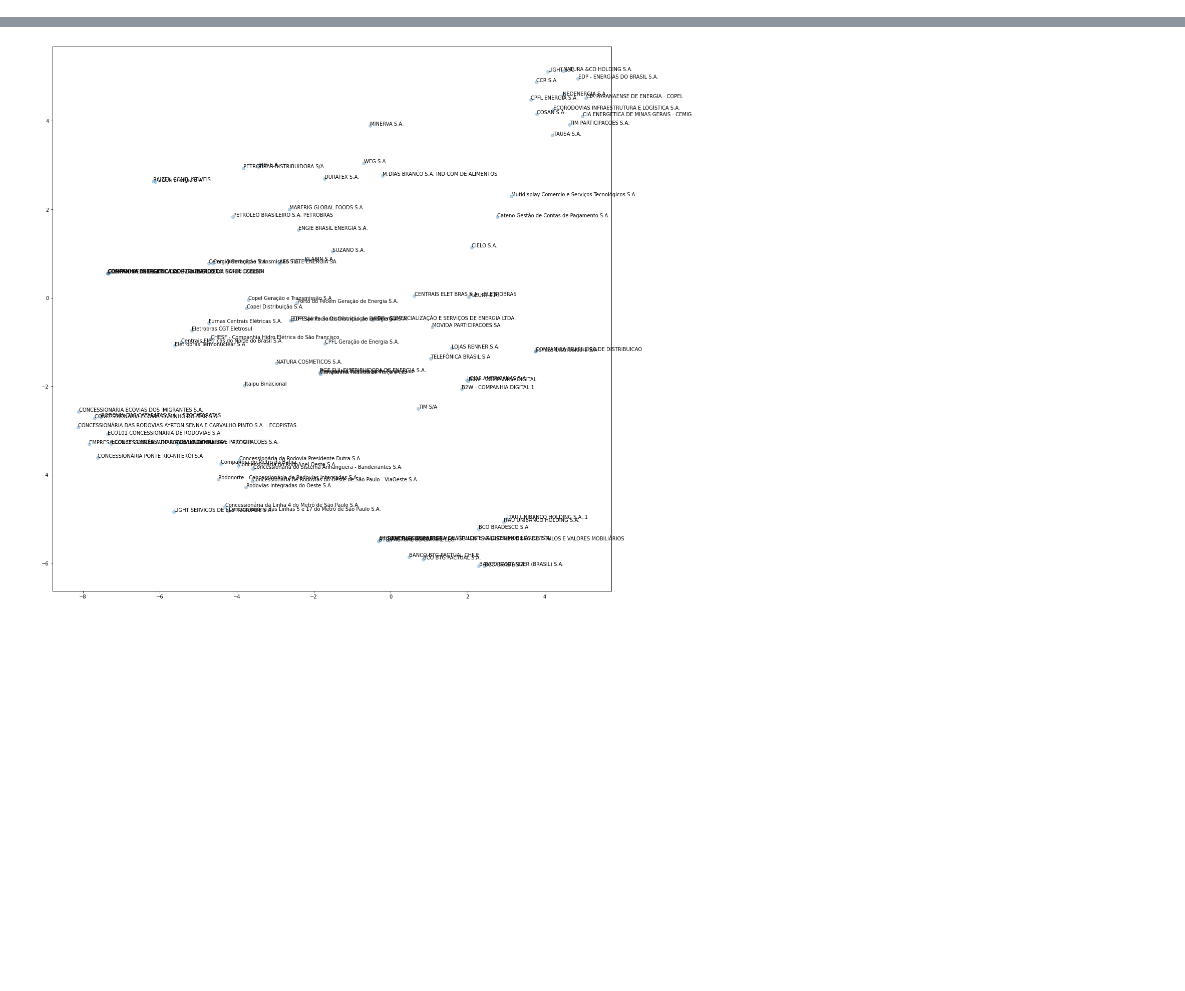
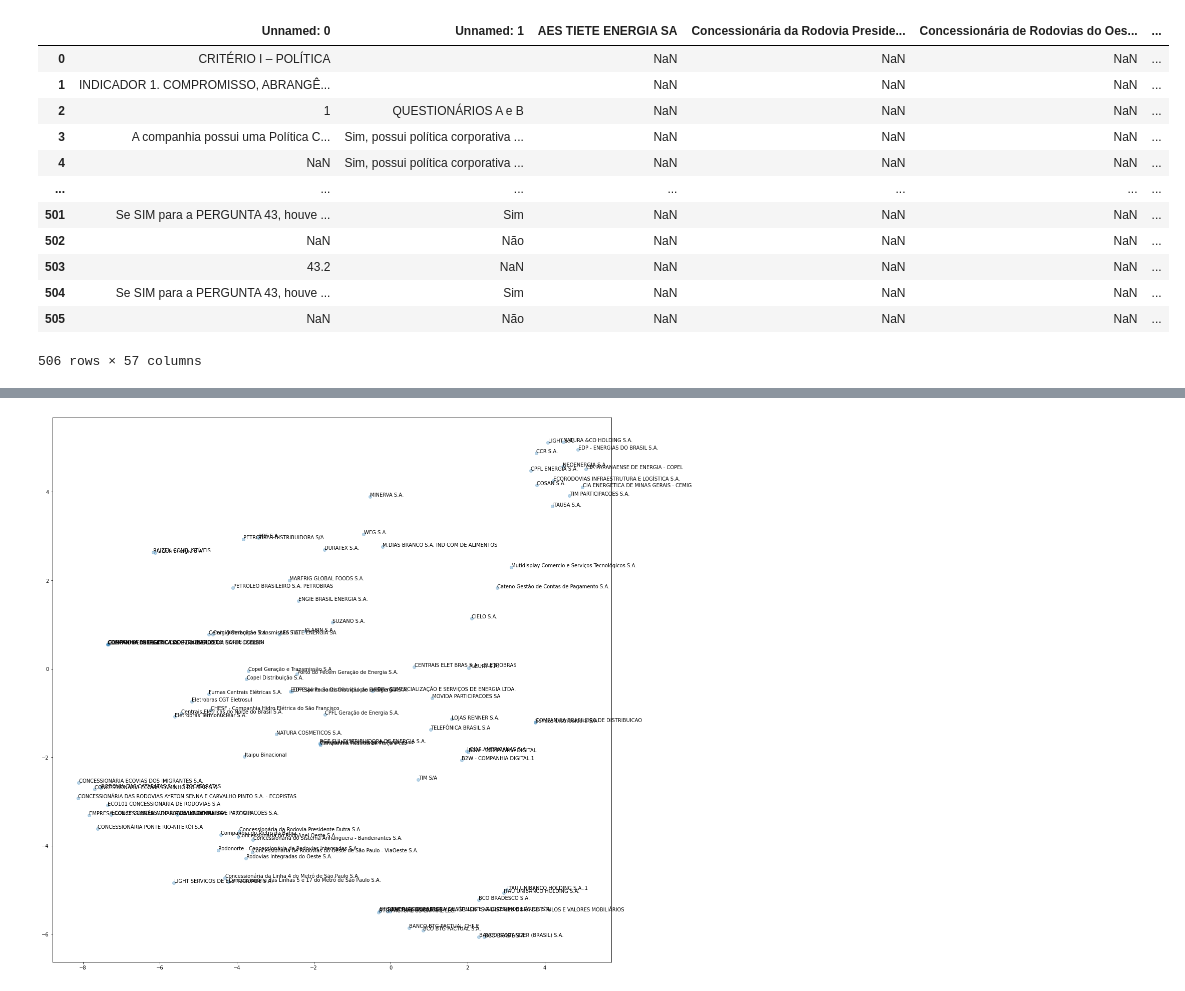
Before and after one commit to guilhermedrud/sustentabilidade, a Jupyter notebook: notebooks/data_analysis.ipynb, the cells around one changed output, grey strips where cells are left out. Drawn from its saved outputs; the diff is of its cells as text; code cells hidden in the pictures; blank space fills up the shorter version.

```diff
--- a/notebooks/data_analysis.ipynb
+++ b/notebooks/data_analysis.ipynb
@@ -9,6 +9,21 @@ import matplotlib.pyplot as plt
 from sklearn.manifold import TSNE
 from sklearn.decomposition import PCA, TruncatedSVD
 # %%
-df = pd.read_excel('data/iseb3_2021/Respostas_ISE_2020_-_Dimensão_Ambiental_A_e_B.xls',true_values='X')
+df = pd.read_excel('../data/iseb3_2021/Respostas_ISE_2020_-_Dimensão_Ambiental_A_e_B.xls',true_values='X')
+df
+# %% [output]
+|  | Unnamed: 0 | Unnamed: 1 | AES TIETE ENERGIA SA | Concessionária da Rodovia Preside... | Concessionária de Rodovias do Oes... | ... |
+| 0 | CRITÉRIO I – POLÍTICA |  | NaN | NaN | NaN | ... |
+| 1 | INDICADOR 1. COMPROMISSO, ABRANGÊ... |  | NaN | NaN | NaN | ... |
+| 2 | 1 | QUESTIONÁRIOS A e B | NaN | NaN | NaN | ... |
+| 3 | A companhia possui uma Política C... | Sim, possui política corporativa ... | NaN | NaN | NaN | ... |
+| 4 | NaN | Sim, possui política corporativa ... | NaN | NaN | NaN | ... |
+| ... | ... | ... | ... | ... | ... | ... |
+| 501 | Se SIM para a PERGUNTA 43, houve ... | Sim | NaN | NaN | NaN | ... |
+| 502 | NaN | Não | NaN | NaN | NaN | ... |
+| 503 | 43.2 | NaN | NaN | NaN | NaN | ... |
+| 504 | Se SIM para a PERGUNTA 43, houve ... | Sim | NaN | NaN | NaN | ... |
+| 505 | NaN | Não | NaN | NaN | NaN | ... |
+506 rows × 57 columns
 # %%
 df['Unnamed: 0'] = pd.Series(df['Unnamed: 0']).fillna(method='ffill')
```
Also changed, not shown: parts of 4 cells of this notebook, 6 other files.
